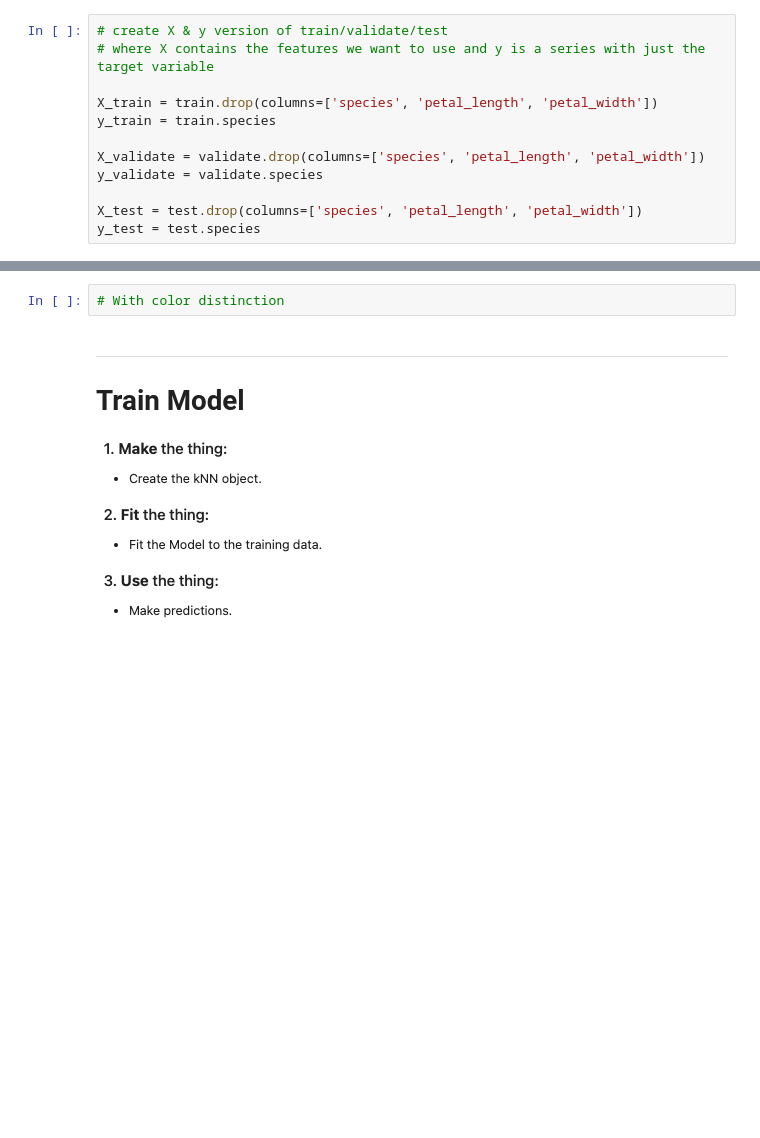
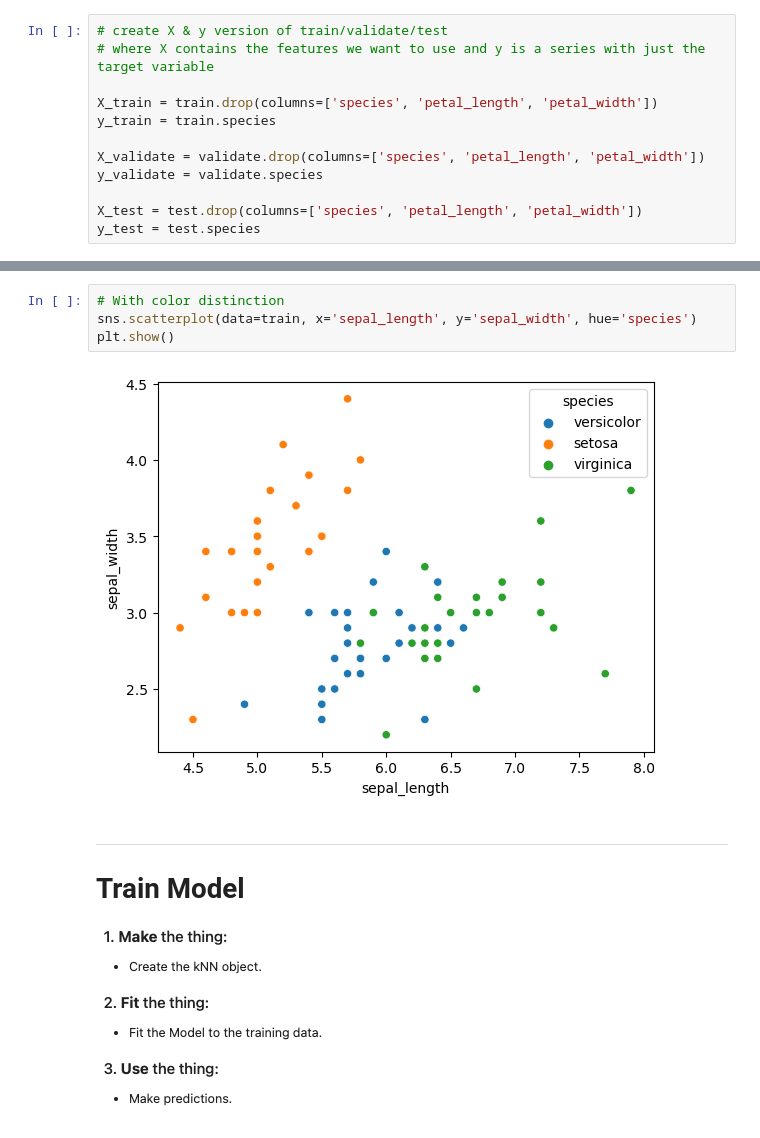
Before and after one commit to CodeupClassroom/quintela-classification-exercises, a Jupyter notebook: knn_lesson.ipynb, the cells around one changed output, grey strips where cells are left out. Saved outputs shown, nothing was run; the diff lists cells and outputs as text; blank space fills up the shorter version.

```diff
--- a/knn_lesson.ipynb
+++ b/knn_lesson.ipynb
@@ -131,5 +188,9 @@ X_validate:
 # %%
 # With color distinction
+sns.scatterplot(data=train, x='sepal_length', y='sepal_width', hue='species')
+plt.show()
+# %% [output]
+[figure, added]
 # %% [markdown]
 ___
 # Train Model
```
Also changed, not shown: parts of 34 cells of this notebook.
